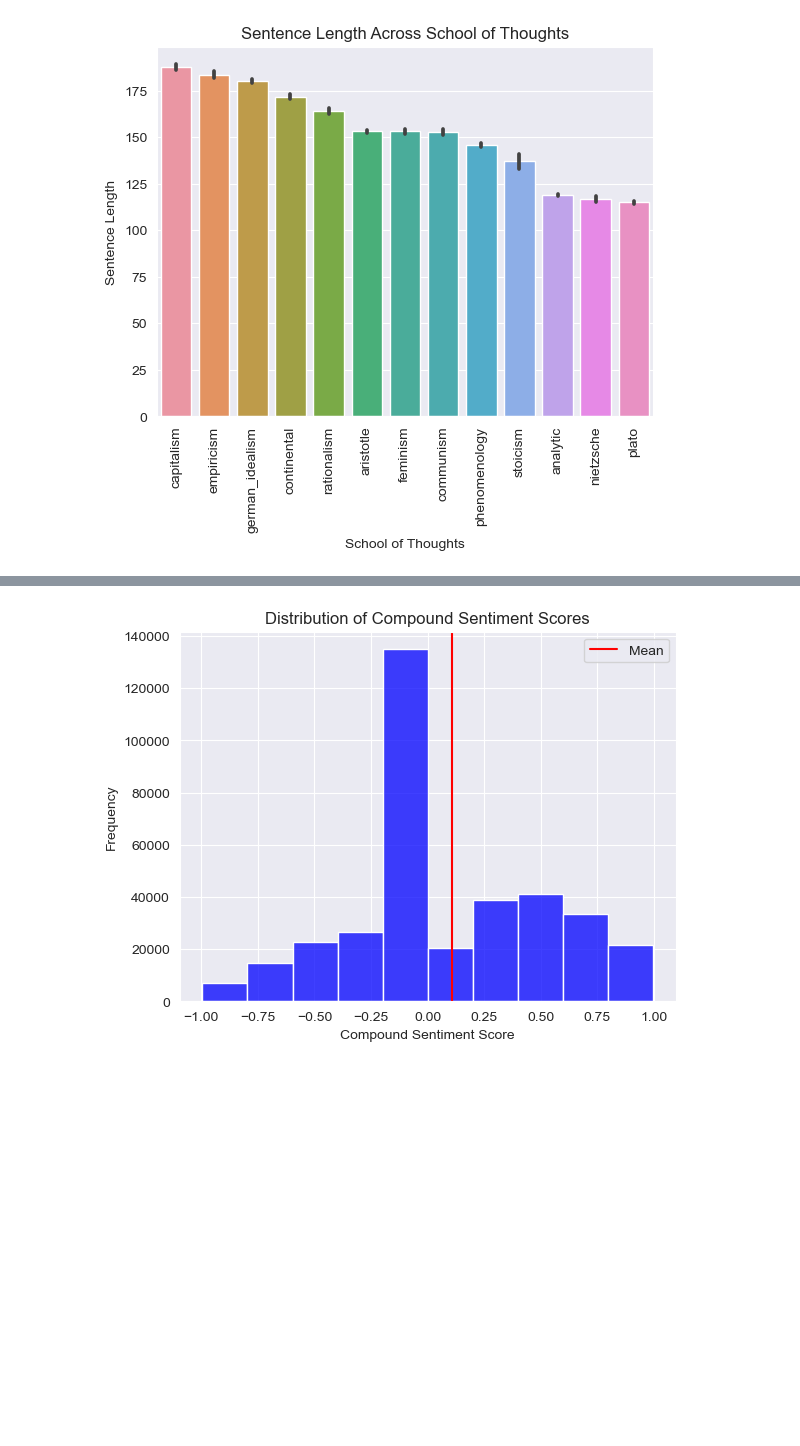
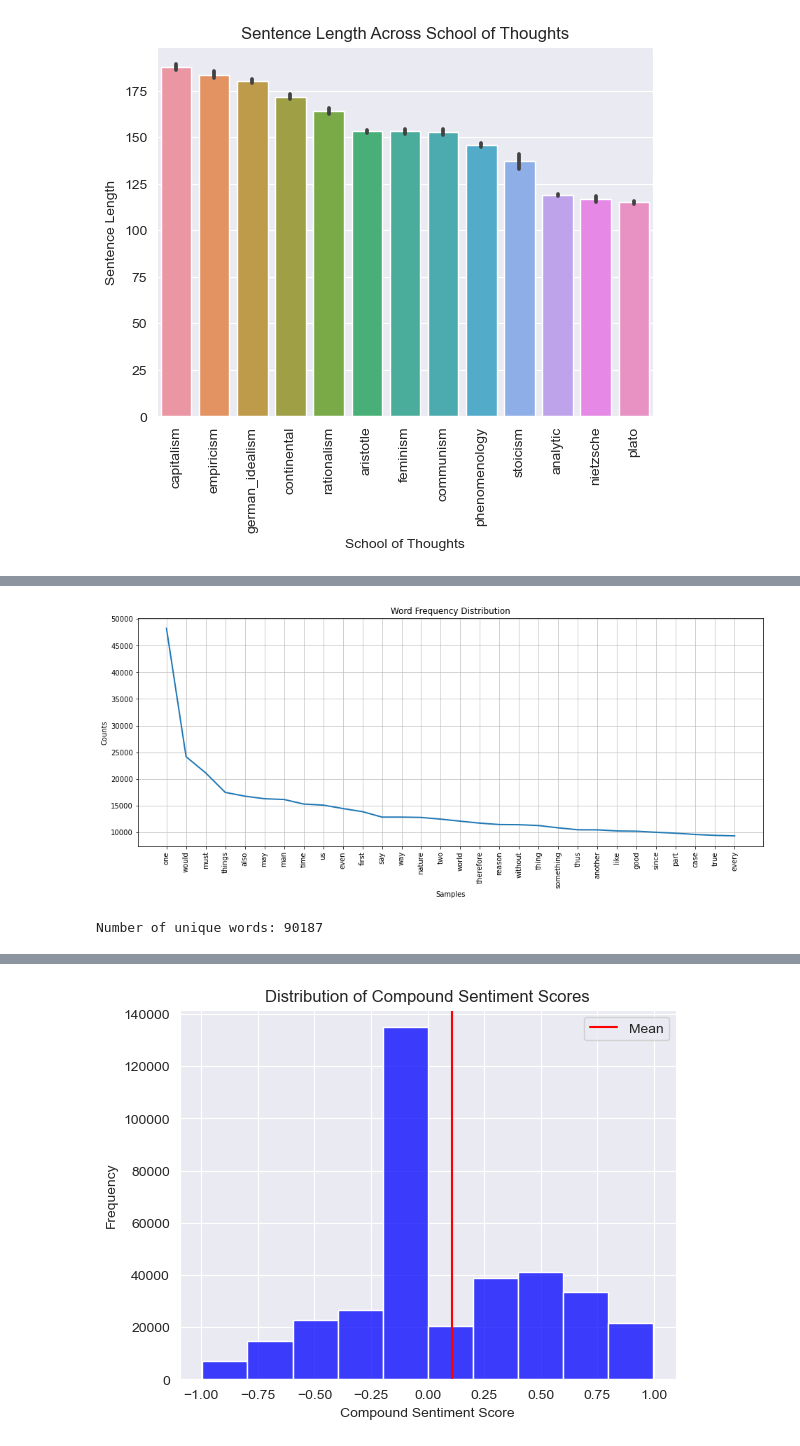
Before and after one commit to Enzoherewj/Philosophical-texts-data-analysis, a Jupyter notebook: doc/project_1.ipynb, the cells around one changed output, grey strips where cells are left out. Saved outputs shown, nothing was run; the diff lists cells and outputs as text; code cells hidden in the pictures; blank space fills up the shorter version.

```diff
--- a/doc/project_1.ipynb
+++ b/doc/project_1.ipynb
@@ -150,0 +175,26 @@ plt.show()
+# %%
+# text analysis
+
+
+#Flatten the list of tokens into a single list
+# ast.literal_eval convert a list in the form of string into a actual list
+df['tokenized_txt'] = df['tokenized_txt'].apply(lambda x: ast.literal_eval(x))
+
+all_tokens = [token for tokens in df['tokenized_txt'] for token in tokens]
+
+# Remove stop words from the tokenized text
+stop_words = set(stopwords.words("english"))
+all_tokens = [token for token in all_tokens if token.lower() not in stop_words]
+
+# Plot the word frequency distribution
+fd = FreqDist(all_tokens)
+plt.figure(figsize=(16,6))
+fd.plot(30, cumulative=False, title='Word Frequency Distribution')
+
+
+# print unique words
+num_unique_words = len(set(all_tokens))
+print(f"Number of unique words: {num_unique_words}")
+# %% [output]
+[figure, added]
+Number of unique words: 90187
```
Also changed, not shown: parts of 33 cells of this notebook.
